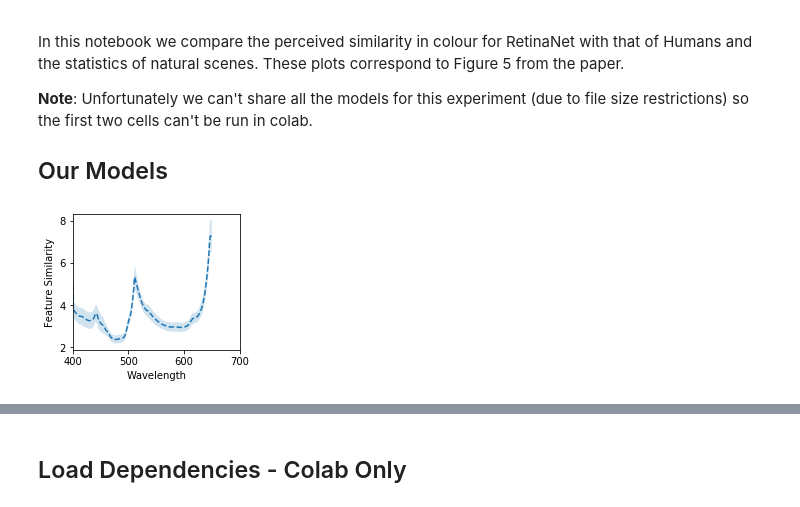
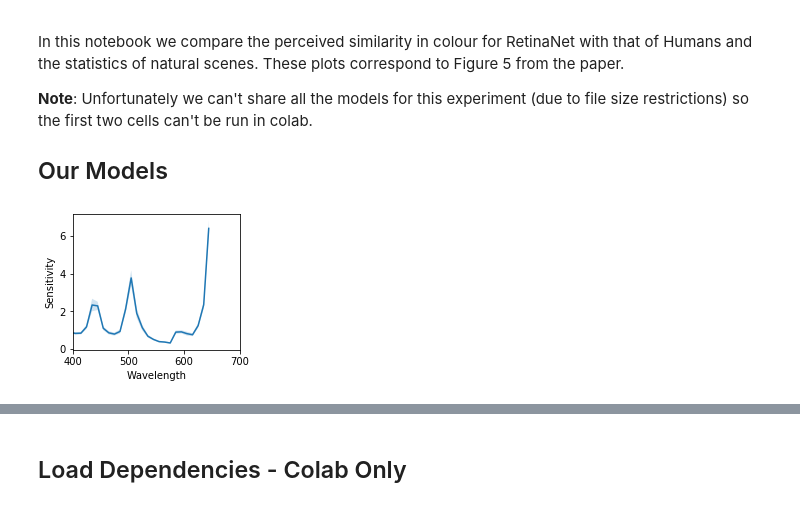
Before and after one commit to ecs-vlc/opponency, a Jupyter notebook: colour_perception.ipynb, the cells around one changed output, grey strips where cells are left out. Cells and saved outputs as stored; diff of their text form; code cells hidden in the pictures.

```diff
--- a/colour_perception.ipynb
+++ b/colour_perception.ipynb
@@ -60,20 +60,22 @@ distances = np.array(distances)
 # %%
 ''' Can't run in colab '''
 from scipy import stats
 %matplotlib inline
 import matplotlib.pyplot as plt
 
-sems = stats.sem(distances, axis=0)
-means = distances.mean(axis=0)
+plt.figure(figsize=(3,2.5))
 
-plt.figure(figsize=(3,2.5))
-plt.plot(w, means, linestyle='--')
-# plt.errorbar(w, means, yerr=sems, fmt='-o')
+sems = stats.sem(np.abs(distances) * 10000, axis=0)
+means = (np.abs(distances) * 10000).mean(axis=0)
+
+w = np.concatenate((np.arange(395, 645, 10), [644]))
+plt.plot(w, means, linestyle='-')
 plt.fill_between(w, means - sems, means + sems, alpha=0.2)
+
 plt.xlim(400, 700)
 
 plt.xlabel('Wavelength')
-plt.ylabel('Feature Similarity')
+plt.ylabel('Sensitivity')
 plt.savefig('figures/similarity_retinanet.pdf', bbox_inches='tight')
 # %% [output]
-[figure, old version]
+[figure, new version]
```
Also changed, not shown: parts of 5 cells of this notebook.
